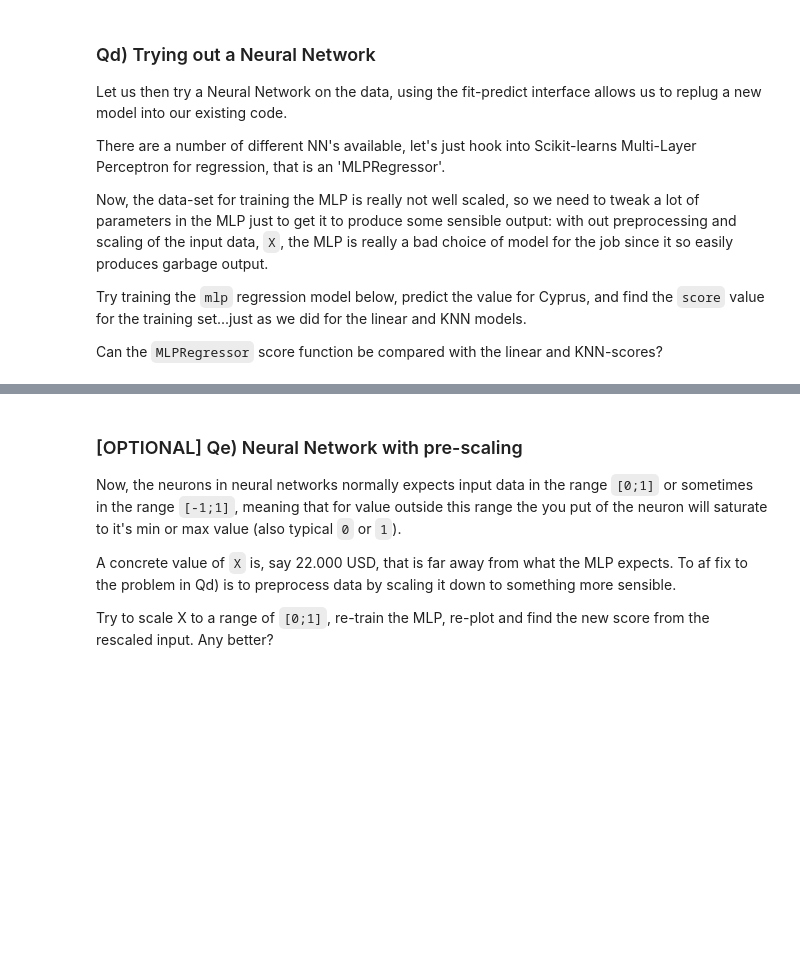
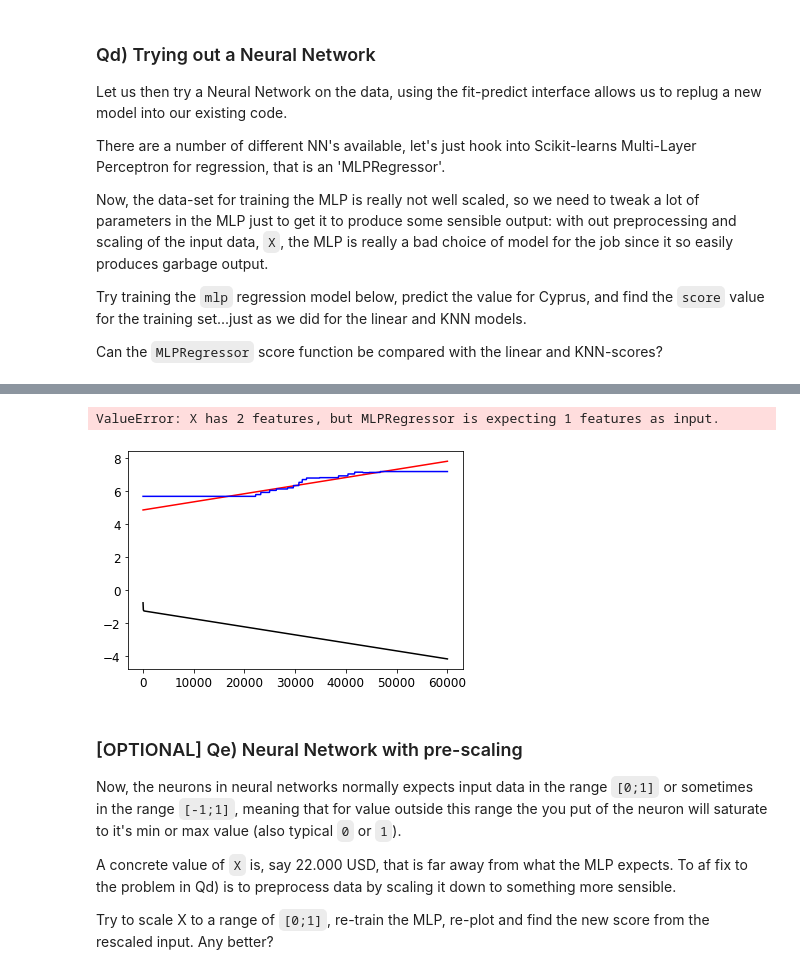
Before and after one commit to GustavNK/SW6, a Jupyter notebook: SWMAL/Lektion1/intro.ipynb, the cells around one changed output, grey strips where cells are left out. Saved outputs shown, nothing was run; the diff lists cells and outputs as text; code cells hidden in the pictures; blank space fills up the shorter version.

```diff
--- a/SWMAL/Lektion1/intro.ipynb
+++ b/SWMAL/Lektion1/intro.ipynb
@@ -405,4 +450,8 @@ plt.plot(m, y_pred_knn, "b")
 plt.plot(m, y_pred_mlp, "k")
 
 # TODO: add your code here..
-assert False, "TODO: predict value for Cyprus and fetch the score() from the fitting."
+
+mlp.predict()
+
+assert True, "TODO: predict value for Cyprus and fetch the score() from the fitting."
+# %% [output]
@@ -409,3 +475,5 @@ assert False, "TODO: predict value for Cyprus and fetch the score() from the fit
+ValueError: X has 2 features, but MLPRegressor is expecting 1 features as input.
+[figure, added]
 # %% [markdown]
 ###  [OPTIONAL] Qe) Neural Network with pre-scaling
 
```
Also changed, not shown: parts of 7 cells of this notebook.
